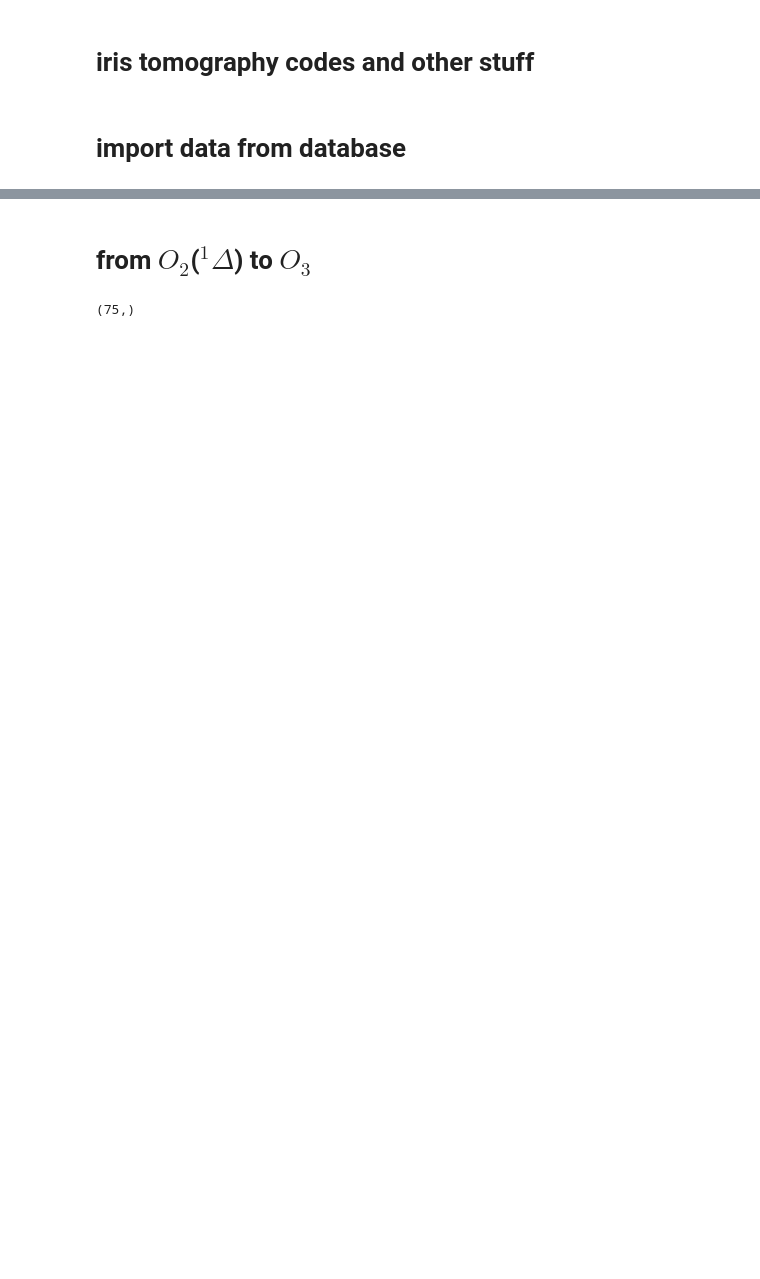
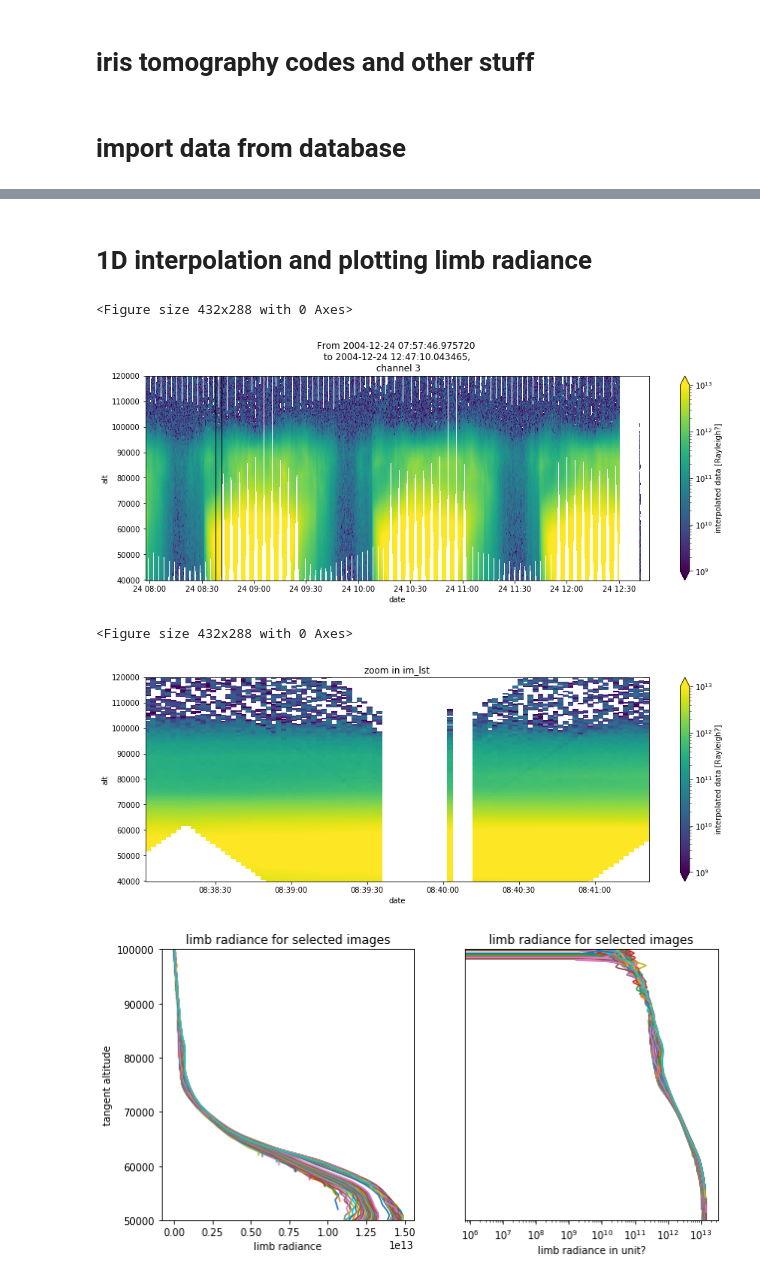
Before and after one commit to Anqi-Li/iris, a Jupyter notebook: notebooks/ozone_retrieval.ipynb, the cells around one changed output, grey strips where cells are left out. Drawn from its saved outputs; the diff is of its cells as text; code cells hidden in the pictures; blank space fills up the shorter version.

```diff
--- a/notebooks/ozone_retrieval.ipynb
+++ b/notebooks/ozone_retrieval.ipynb
@@ -15,10 +15,10 @@ units = 'days since 1858-11-17 00:00:00.000'
 # import data from database
 # %%
 orbit = 20900
-num_of_orbits = 1
+num_of_orbits = 2
 ch = 3
 
-db = sql.connect('/Users/anqili/Documents/Python/iris/OSIRIS_three_orbits_test.db')
+db = sql.connect('/home/anqil/Documents/Python/iris_git/OSIRIS_three_orbits_test.db')
 cur = db.cursor()
 
 return_column = ('data, mjd, look_ecef, sc_position_ecef, latitude, longitude, altitude')
@@ -195,6 +75,63 @@ plt.show()
-# %% [markdown]
-# from $O_2$($^1 \Delta$) to $O_3$
-# %%
-edges_alt.shape
-# %% [output]
-(75,)
+# %% [markdown]
+# 1D interpolation and plotting limb radiance
+# %%
+# choose some images to focus
+im_lst = np.arange(1200, 1300)
+
+alts_interp = np.arange(40e3, 120e3, .25e3)
+data_interp = []
+
+for (data, alt) in zip(l1, tan_alt):
+    f = interp1d(alt, data, bounds_error=False)
+    data_interp.append(f(alts_interp))
+data_interp = xr.DataArray(data_interp, coords=(date, alts_interp),
+                           dims=('date', 'alt'))
+data_interp.attrs['units'] = 'Rayleigh?'
+data_interp.attrs['long_name'] = 'interpolated data'
+
+#FIG_SIZE = (15,6)
+plt.figure()
+data_interp.plot(x='date', y='alt',
+                 norm=LogNorm(),
+                 vmin=1e9, vmax=1e13,
+                 size=5, aspect=3)
+ax = plt.gca()
+ax.set(title='From {} \n to {}, \n channel {}'.format(num2date(mjd[0],units),
+       num2date(mjd[-1], units), ch))
+plt.axvline(x=date[im_lst[0]], color='k', linewidth=1)
+plt.axvline(x=date[im_lst[-1]], color='k', linewidth=1)
+plt.show()
+
+plt.figure()
+data_interp.isel(date=im_lst).plot(x='date', y='alt',
+                 norm=LogNorm(),
+                 vmin=1e9, vmax=1e13,
+                 size=5, aspect=3)
+ax = plt.gca()
+ax.set(title='zoom in im_lst')
+plt.show()
+
+plt.figure(figsize=(10,5))
+plt.subplot(121)
+plt.plot(data_interp.isel(date=im_lst).T, alts_interp)
+ax = plt.gca()
+ax.set(ylabel='tangent altitude',
+       xlabel='limb radiance',
+       title='limb radiance for selected images',
+       ylim=[50e3,100e3])
+
+plt.subplot(122)
+plt.plot(data_interp.isel(date=im_lst).T, alts_interp)
+ax = plt.gca()
+ax.set(xlabel='limb radiance in unit?',
+       title='limb radiance for selected images',
+       ylim=[50e3,100e3])
+ax.set_xscale('log')
+plt.yticks([])
+plt.show()
+# %% [output]
+<Figure size 432x288 with 0 Axes>
+[figure, added]
+<Figure size 432x288 with 0 Axes>
+[figure, added]
+[figure, added]
```
Also changed, not shown: parts of 16 cells of this notebook, 5 other files.
